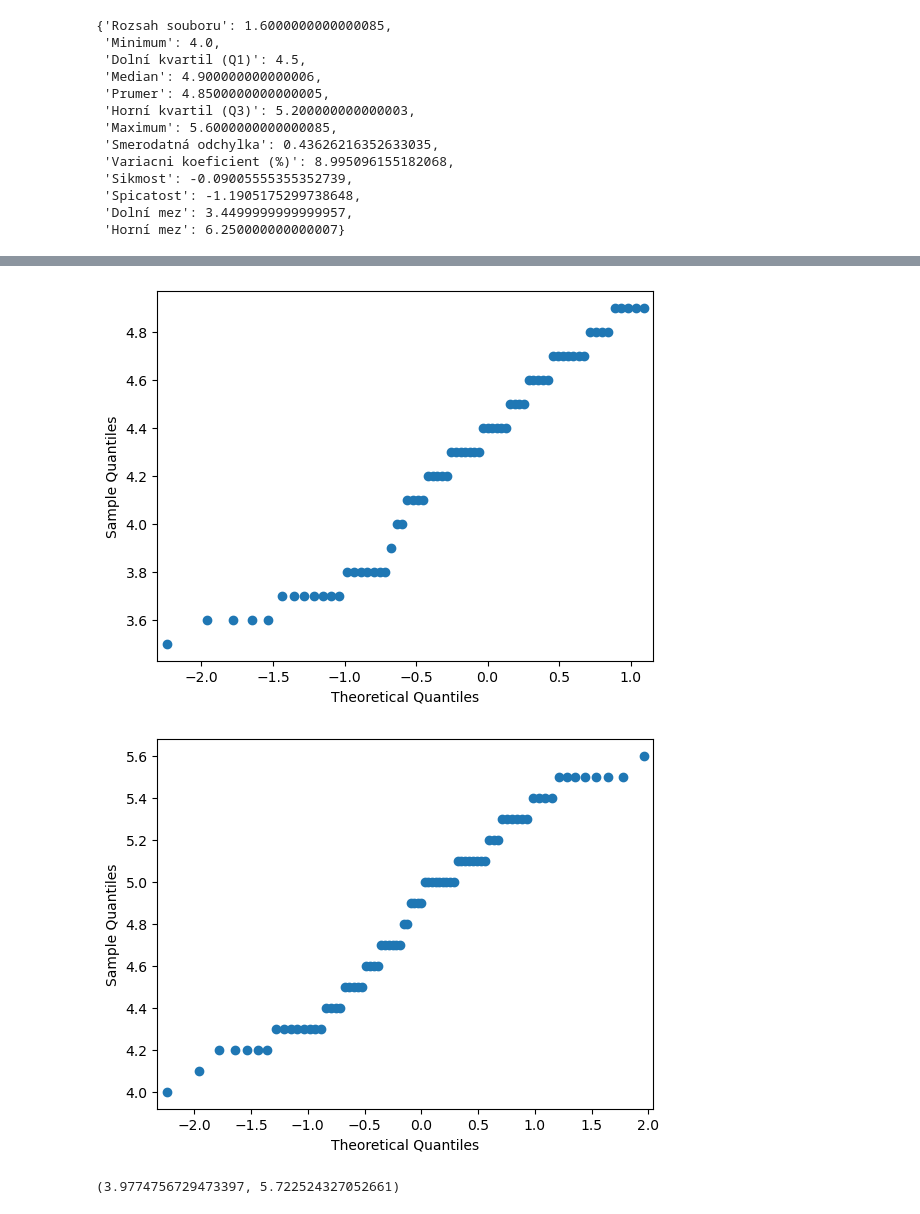
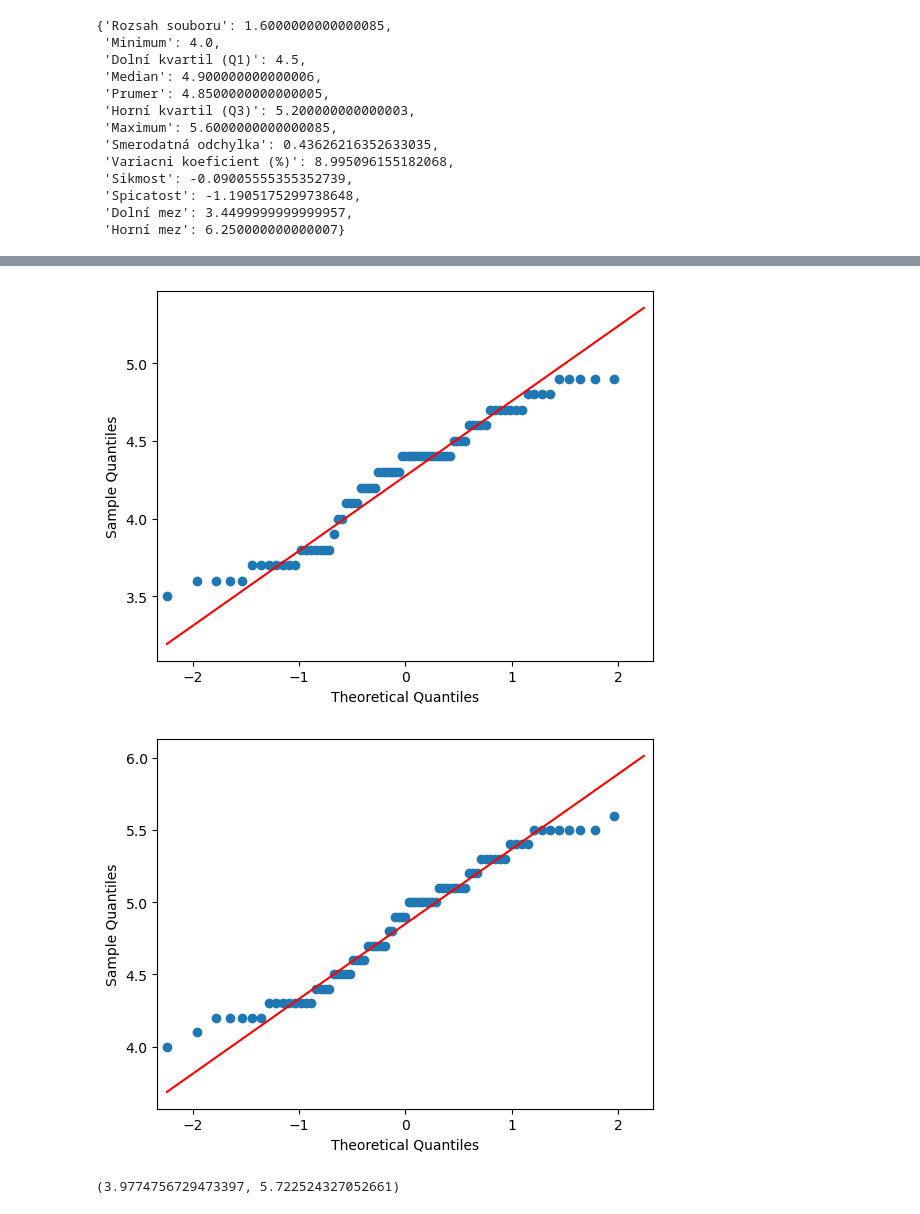
Before and after one commit to BoushiSeikatsu/PS, a Jupyter notebook: first_homework.ipynb, the cells around one changed output, grey strips where cells are left out. Saved outputs shown, nothing was run; the diff lists cells and outputs as text; code cells hidden in the pictures.

```diff
--- a/first_homework.ipynb
+++ b/first_homework.ipynb
@@ -367,15 +358,15 @@ plt.show()
 # %%
-sm.qqplot(filteredDf["Nvidia change filtered"])
+sm.qqplot(filteredDf["Nvidia change filtered"], line="q")
 plt.savefig("qqNvidia.png")
 plt.show()
 # %% [output]
-[figure, old version]
+[figure, new version]
 # %%
-sm.qqplot(filteredDf["Amd change filtered"])
+sm.qqplot(filteredDf["Amd change filtered"], line="q")
 plt.savefig("qqAmd.png")
 plt.show()
 # %% [output]
-[figure, old version]
+[figure, new version]
 # %%
 def sigma3Rule(df, column):
     prumer = df[column].mean()  # Mean
```
Also changed, not shown: parts of 27 cells of this notebook, 10 other files.
